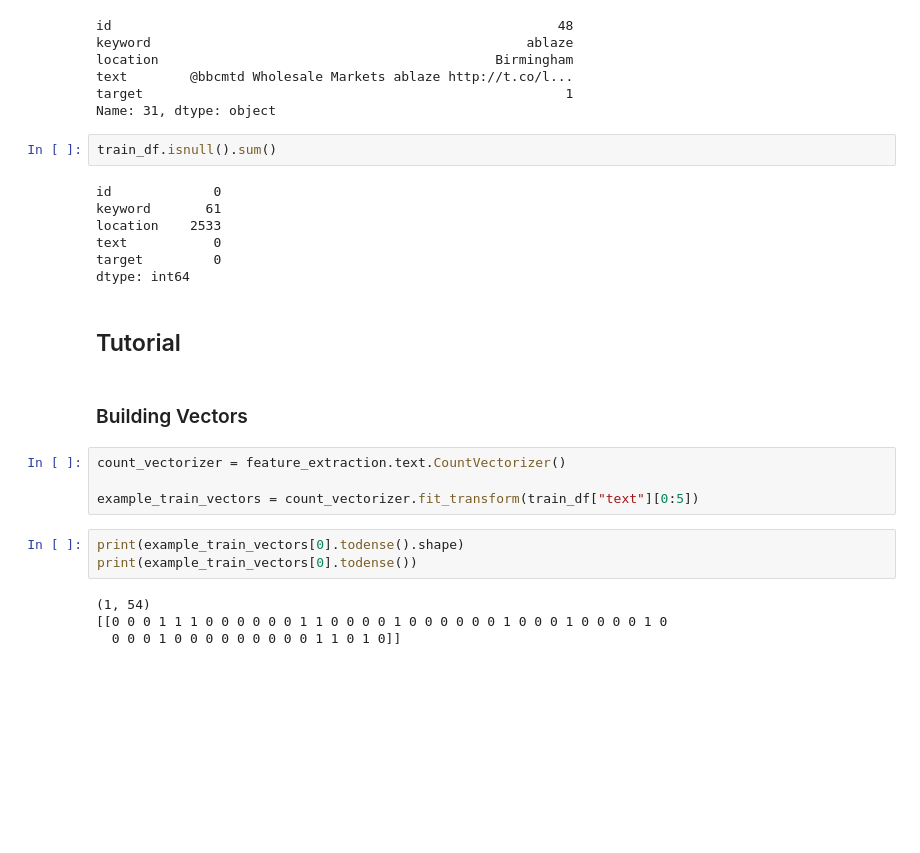
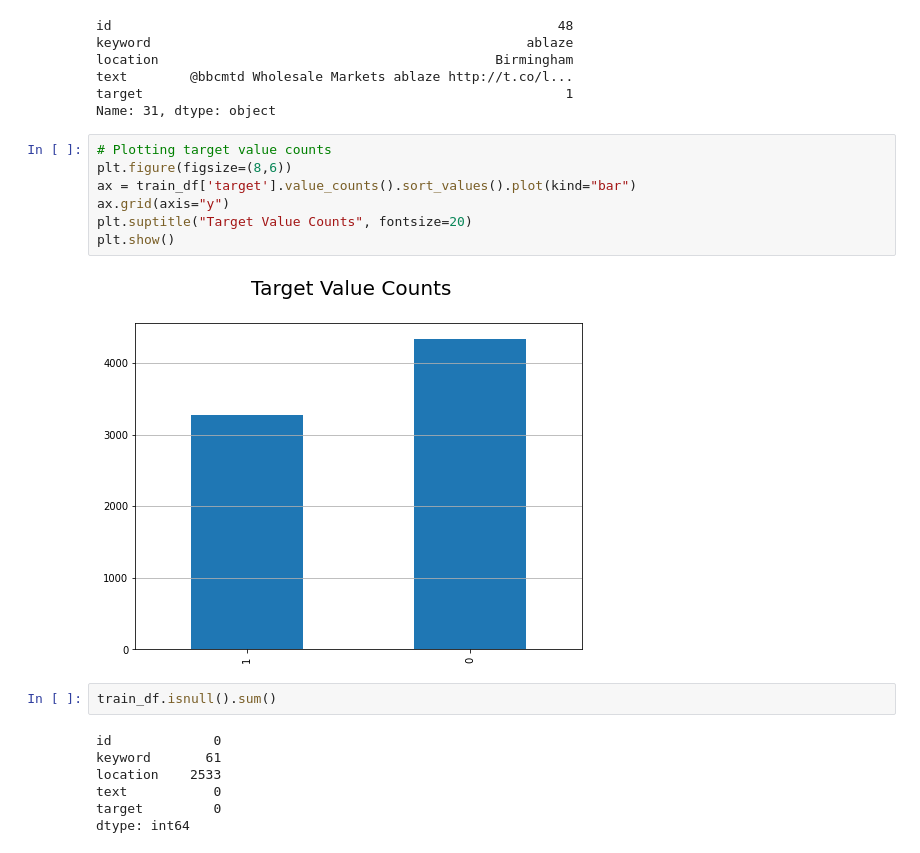
Before and after one commit to GDSC-GIST/AI-ML_Team_5, a Jupyter notebook: KangbeenKo/Kaggle02_Disaster_Tweets.ipynb, the cells around one changed output. Saved outputs shown, nothing was run; the diff lists cells and outputs as text; blank space fills up the shorter version.

```diff
--- a/KangbeenKo/Kaggle02_Disaster_Tweets.ipynb
+++ b/KangbeenKo/Kaggle02_Disaster_Tweets.ipynb
@@ -103,6 +112,15 @@ location                                           Birmingham
 text        @bbcmtd Wholesale Markets ablaze http://t.co/l...
 target                                                      1
 Name: 31, dtype: object
+# %%
+# Plotting target value counts
+plt.figure(figsize=(8,6))
+ax = train_df['target'].value_counts().sort_values().plot(kind="bar")
+ax.grid(axis="y")
+plt.suptitle("Target Value Counts", fontsize=20)
+plt.show()
+# %% [output]
+[figure, added]
 # %%
 train_df.isnull().sum()
 # %% [output]
@@ -112,18 +130,3 @@ location    2533
 text           0
 target         0
 dtype: int64
-# %% [markdown]
-## Tutorial
-# %% [markdown]
-### Building Vectors
-# %%
-count_vectorizer = feature_extraction.text.CountVectorizer()
-
-example_train_vectors = count_vectorizer.fit_transform(train_df["text"][0:5])
-# %%
-print(example_train_vectors[0].todense().shape)
-print(example_train_vectors[0].todense())
-# %% [output]
-(1, 54)
-[[0 0 0 1 1 1 0 0 0 0 0 0 1 1 0 0 0 0 1 0 0 0 0 0 0 1 0 0 0 1 0 0 0 0 1 0
-  0 0 0 1 0 0 0 0 0 0 0 0 0 1 1 0 1 0]]
```
Also changed, not shown: parts of 59 cells of this notebook.
